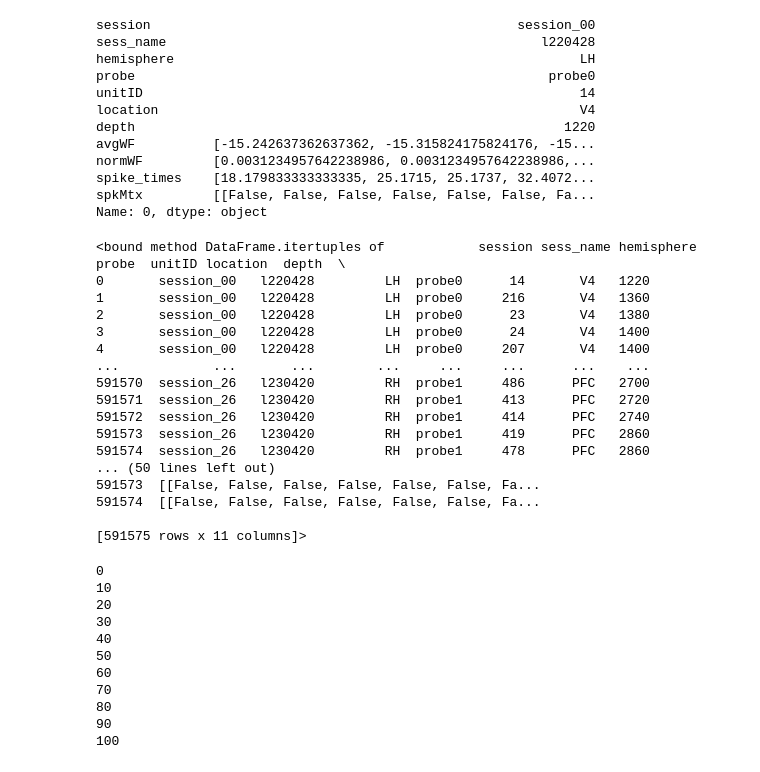
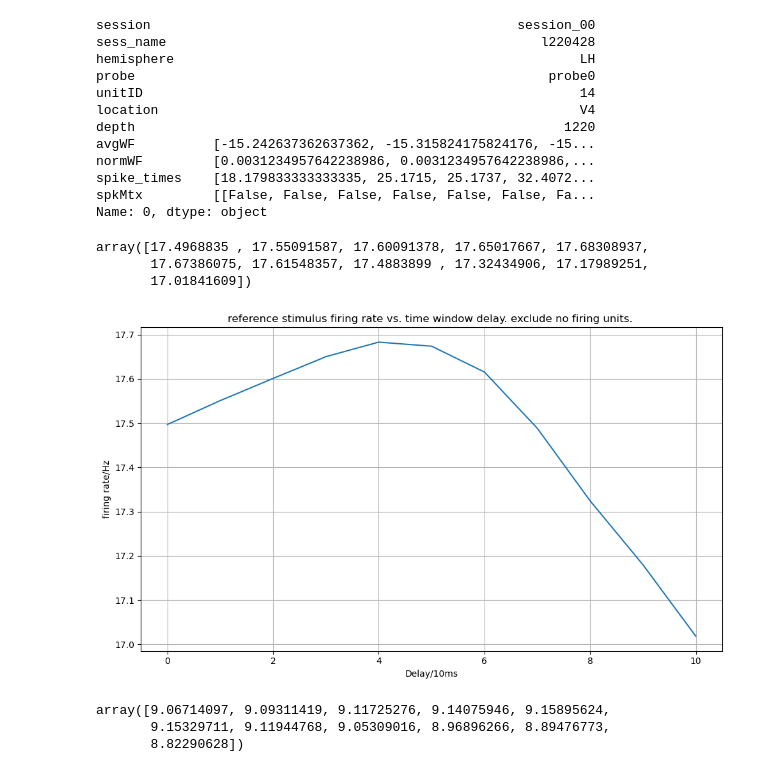
Before and after one commit to ks374/NWB-process, a Jupyter notebook: FR_Delay_Finder.ipynb, the cells around one changed output. Saved outputs shown, nothing was run; the diff lists cells and outputs as text; code cells hidden in the pictures.

Commit message:
delay update

```diff
--- a/FR_Delay_Finder.ipynb
+++ b/FR_Delay_Finder.ipynb
@@ -35,71 +35,64 @@ num_sessions = 27
 session_name_list = [f"session_{i:02d}" for i in range(num_sessions)]
 units_new,trials_new,_,_ = Data_cleaner.get_correct_df(units,trials)
 # %%
+units_new_pick = units_new.sample(n=1000,random_state=42)
 delay = range(0,101,10)
 fr_mean = np.zeros(11)
 ind = 0
 for i in delay:
     fr_all = []
-    for unit in units_new.itertuples():
+    for unit in units_new_pick.itertuples():
         for each_trial in unit.spkMtx:
+            if sum(each_trial) == 0:
+                break
             fr_all.append(cal_FR(each_trial, 999+i, 1398+i, bin_size_ms=1.0))
     fr_mean[ind] = np.array(fr_all).mean()
     ind += 1
 fr_mean
+# %% [output]
+array([17.4968835 , 17.55091587, 17.60091378, 17.65017667, 17.68308937,
+       17.67386075, 17.61548357, 17.4883899 , 17.32434906, 17.17989251,
+       17.01841609])
 # %%
 import numpy as np
 import matplotlib.pyplot as plt
 
 # --- 2. 开始绘图 ---
 # (可选) 创建一个 figure，设置它的大小
 plt.figure(figsize=(10, 6))
 
 # 核心绘图命令：
 # 当你只给 plt.plot() 一个数组时,
 # 它会自动将其作为 Y 轴, 并使用数组的索引 (0, 1, 2... 99) 作为 X 轴
 plt.plot(fr_mean)
 
 # --- 3. 添加标签和标题 (完全按照您的要求) ---
 plt.xlabel("Delay/10ms")
 plt.ylabel("firing rate/Hz")
-plt.title("reference stimulus firing rate vs. time window delay")
+plt.title("reference stimulus firing rate vs. time window delay. exclude no firing units. ")
 
 # --- 4. (可选) 添加网格和显示图像 ---
 plt.grid(True)       # 添加网格线
 plt.tight_layout()   # 自动调整布局，防止标签重叠
 plt.show()           # 显示图像
 # %% [output]
-<bound method DataFrame.itertuples of            session sess_name hemisphere   probe  unitID location  depth  \
-0       session_00   l220428         LH  probe0      14       V4   1220
-1       session_00   l220428         LH  probe0     216       V4   1360
-2       session_00   l220428         LH  probe0      23       V4   1380
-3       session_00   l220428         LH  probe0      24       V4   1400
-4       session_00   l220428         LH  probe0     207       V4   1400
-...            ...       ...        ...     ...     ...      ...    ...
-591570  session_26   l230420         RH  probe1     486      PFC   2700
-591571  session_26   l230420         RH  probe1     413      PFC   2720
-591572  session_26   l230420         RH  probe1     414      PFC   2740
-591573  session_26   l230420         RH  probe1     419      PFC   2860
-591574  session_26   l230420         RH  probe1     478      PFC   2860
-... (50 lines left out)
-591573  [[False, False, False, False, False, False, Fa...
-591574  [[False, False, False, False, False, False, Fa...
-
-[591575 rows x 11 columns]>
+[figure, added]
 # %%
-a = range(0,101,10)
-
-for i in a:
-    print(i)
+units_new_pick = units_new.sample(n=1000,random_state=42)
+delay = range(0,101,10)
+fr_mean = np.zeros(11)
+ind = 0
+for i in delay:
+    fr_all = []
+    for unit in units_new_pick.itertuples():
+        for each_trial in unit.spkMtx:
+            #if sum(each_trial) == 0:
+            #    break
+            fr_all.append(cal_FR(each_trial, 999+i, 1398+i, bin_size_ms=1.0))
+    fr_mean[ind] = np.array(fr_all).mean()
+    ind += 1
+fr_mean
 # %% [output]
-0
-10
-20
-30
-40
-50
-60
-70
-80
-90
-100
+array([9.06714097, 9.09311419, 9.11725276, 9.14075946, 9.15895624,
+       9.15329711, 9.11944768, 9.05309016, 8.96896266, 8.89476773,
+       8.82290628])
```
Also changed, not shown: parts of 17 cells of this notebook.
